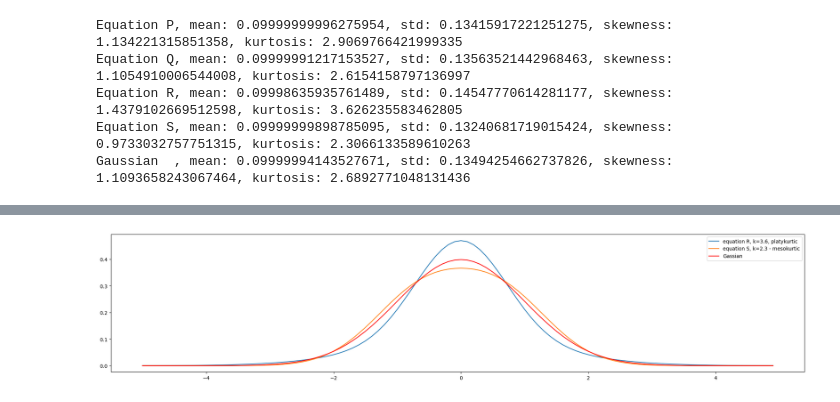
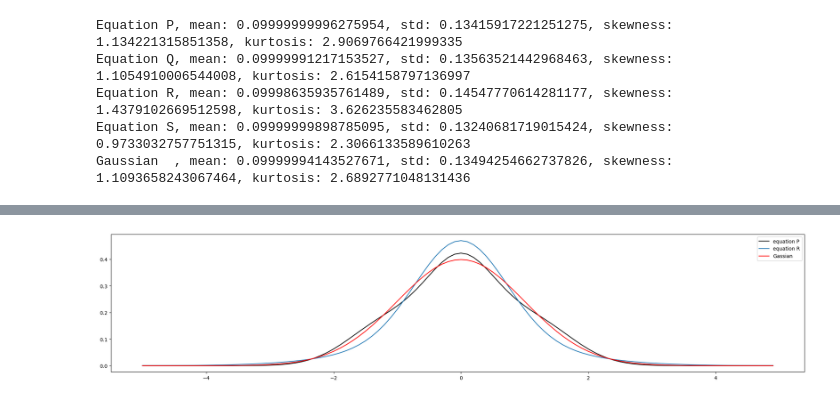
Before and after one commit to AnnaWojciechowska/MEK4350, a Jupyter notebook: Kurtosis/kurtosis.ipynb, the cells around one changed output, grey strips where cells are left out. Drawn from its saved outputs; the diff is of its cells as text; code cells hidden in the pictures.

```diff
--- a/Kurtosis/kurtosis.ipynb
+++ b/Kurtosis/kurtosis.ipynb
@@ -159,8 +192,9 @@ Gaussian  , mean: 0.09999994143527671, std: 0.13494254662737826, skewness: 1.109
 # %%
 fig, ax = plt.subplots(figsize=(25, 5))
-_ = ax.plot(x_values_R, y_values_R, label = "equation R, k=3.6, platykurtic")
-_ = ax.plot(x_values_S, y_values_S, label = "equation S, k=2.3 - mesokurtic")
+#_ = ax.plot(x_values_S, y_values_S, label = "equation S")
+_ = ax.plot(x_values_P, y_values_P, color  = 'black',  label = "equation P")
+_ = ax.plot(x_values_R, y_values_R, label = "equation R")
 _ = ax.plot(x_values_Gauss, y_values_Gauss, color = 'red', label = "Gassian")
 _= ax.legend()
 # %% [output]
-[figure, old version]
+[figure, new version]
```
Also changed, not shown: parts of 5 cells of this notebook, 1 other file.
